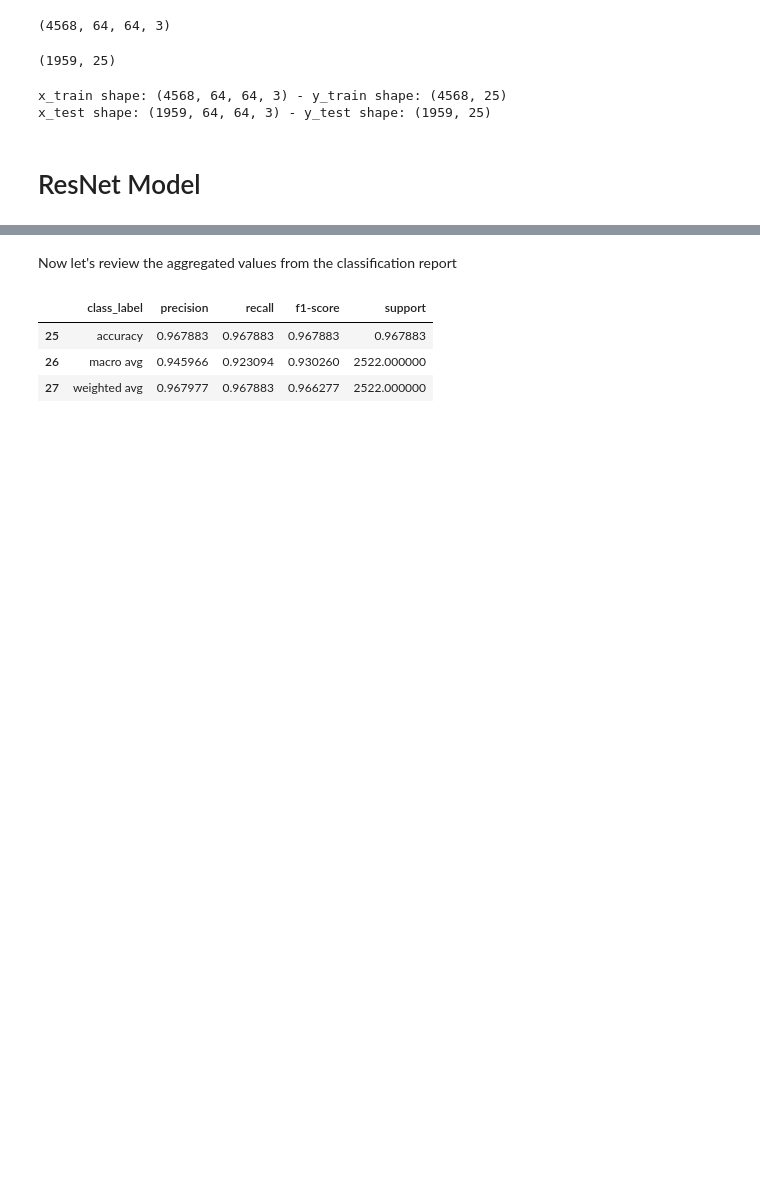
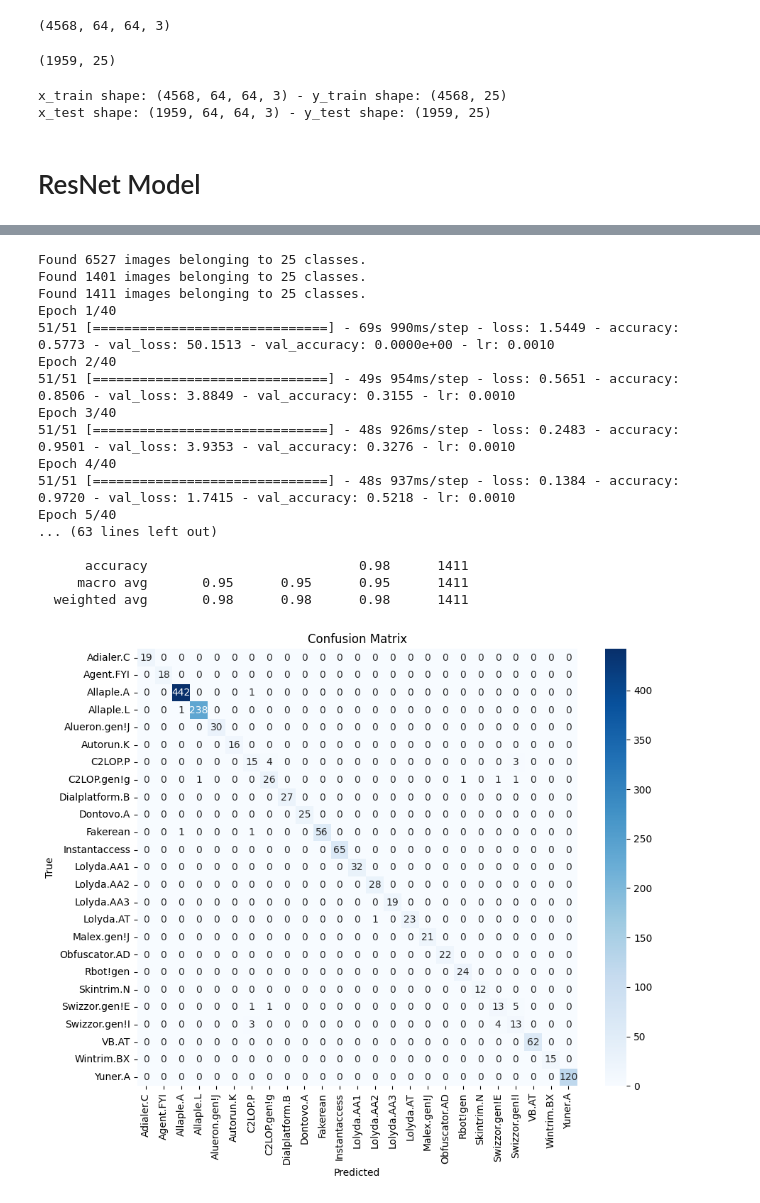
Before and after one commit to PecoraroAnthony/MALIMG-ResNet-vs-DenseNet, a Jupyter notebook: resnet_malimg.ipynb, the cells around one changed output, grey strips where cells are left out. Drawn from its saved outputs; the diff is of its cells as text; code cells hidden in the pictures; blank space fills up the shorter version.

Commit message:
ResNet50/101 Training

```diff
--- a/resnet_malimg.ipynb
+++ b/resnet_malimg.ipynb
@@ -146,9 +158,9 @@ def get_model(model_name, input_shape=(64, 64, 3), num_classes=25, pretrained=Fa
 # %%
 model, preprocess_input = get_model(
-    model_name='resnet18',
+    model_name='resnet50',
     input_shape=(64, 64, 3),
     num_classes=25,
-    pretrained=False  # or True if doing transfer learning
+    pretrained=False  # or True if testing practical benefit
 )
 
 model.summary()
@@ -274,4 +188,0 @@ plt.close()
-# %%
-pred_x = model.predict(x_test, verbose=0)
-y_pred=np.argmax(pred_x,axis=1)
-y_pred
@@ -303,3 +188,0 @@ def confusion_matrix(confusion_matrix, class_names, figsize = (10,7), fontsize=1
-# %%
-class_names= batches.class_indices.keys()
-confusion_matrix(c_matrix, class_names, figsize = (20,7), fontsize=14)
@@ -347,12 +188,0 @@ out_df
-# %% [markdown]
-Now let's review the aggregated values from  the classification report
-# %%
-# display aggregated values - selecting rows based on condition
-options = ['accuracy', 'macro avg',  'weighted avg']
-agg_df = df[df['class_label'].isin(options)]
-agg_df
-# %% [output]
-|  | class_label | precision | recall | f1-score | support |
-| 25 | accuracy | 0.967883 | 0.967883 | 0.967883 | 0.967883 |
-| 26 | macro avg | 0.945966 | 0.923094 | 0.930260 | 2522.000000 |
-| 27 | weighted avg | 0.967977 | 0.967883 | 0.966277 | 2522.000000 |
@@ -358,0 +242,48 @@ agg_df
+# %%
+from sklearn.metrics import classification_report, confusion_matrix
+import seaborn as sns
+import matplotlib.pyplot as plt
+import numpy as np
+
+def evaluate_model(model, test_gen, class_names):
+    y_pred = model.predict(test_gen)
+    y_pred_labels = np.argmax(y_pred, axis=1)
+    y_true = test_gen.classes
+
+    print(classification_report(y_true, y_pred_labels, target_names=class_names))
+
+    cm = confusion_matrix(y_true, y_pred_labels)
+    plt.figure(figsize=(10, 8))
+    sns.heatmap(cm, annot=True, fmt='d', cmap='Blues', xticklabels=class_names, yticklabels=class_names)
+    plt.title("Confusion Matrix")
+    plt.xlabel("Predicted")
+    plt.ylabel("True")
+    plt.show()
+# %%
+model_name = 'resnet50'
+model, preprocess = get_model(model_name, pretrained=False)
+train_gen, val_gen, test_gen = get_data_generators(
+    'malimg_dataset/train', 'malimg_dataset/val', 'malimg_dataset/test',
+    preprocess_input=preprocess
+)
+history = train_model(model, train_gen, val_gen, model_name=model_name)
+evaluate_model(model, test_gen, class_names=list(train_gen.class_indices.keys()))
+# %% [output]
+Found 6527 images belonging to 25 classes.
+Found 1401 images belonging to 25 classes.
+Found 1411 images belonging to 25 classes.
+Epoch 1/40
+51/51 [==============================] - 69s 990ms/step - loss: 1.5449 - accuracy: 0.5773 - val_loss: 50.1513 - val_accuracy: 0.0000e+00 - lr: 0.0010
+Epoch 2/40
+51/51 [==============================] - 49s 954ms/step - loss: 0.5651 - accuracy: 0.8506 - val_loss: 3.8849 - val_accuracy: 0.3155 - lr: 0.0010
+Epoch 3/40
+51/51 [==============================] - 48s 926ms/step - loss: 0.2483 - accuracy: 0.9501 - val_loss: 3.9353 - val_accuracy: 0.3276 - lr: 0.0010
+Epoch 4/40
+51/51 [==============================] - 48s 937ms/step - loss: 0.1384 - accuracy: 0.9720 - val_loss: 1.7415 - val_accuracy: 0.5218 - lr: 0.0010
+Epoch 5/40
+... (63 lines left out)
+
+      accuracy                           0.98      1411
+     macro avg       0.95      0.95      0.95      1411
+  weighted avg       0.98      0.98      0.98      1411
+[figure, added]
```
Also changed, not shown: parts of 21 cells of this notebook, 1 other file.
